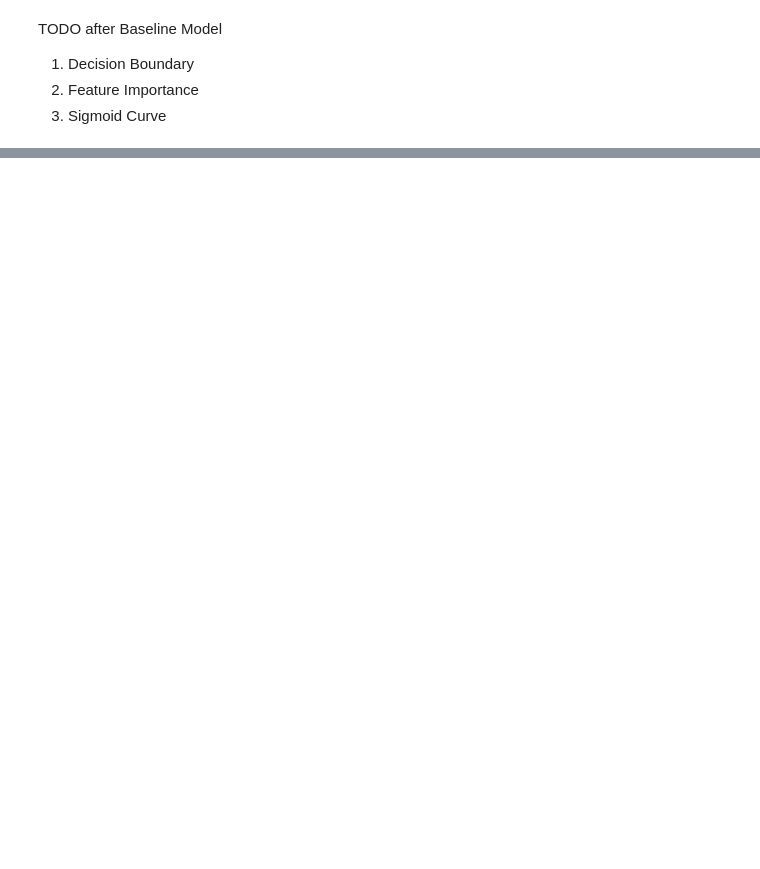
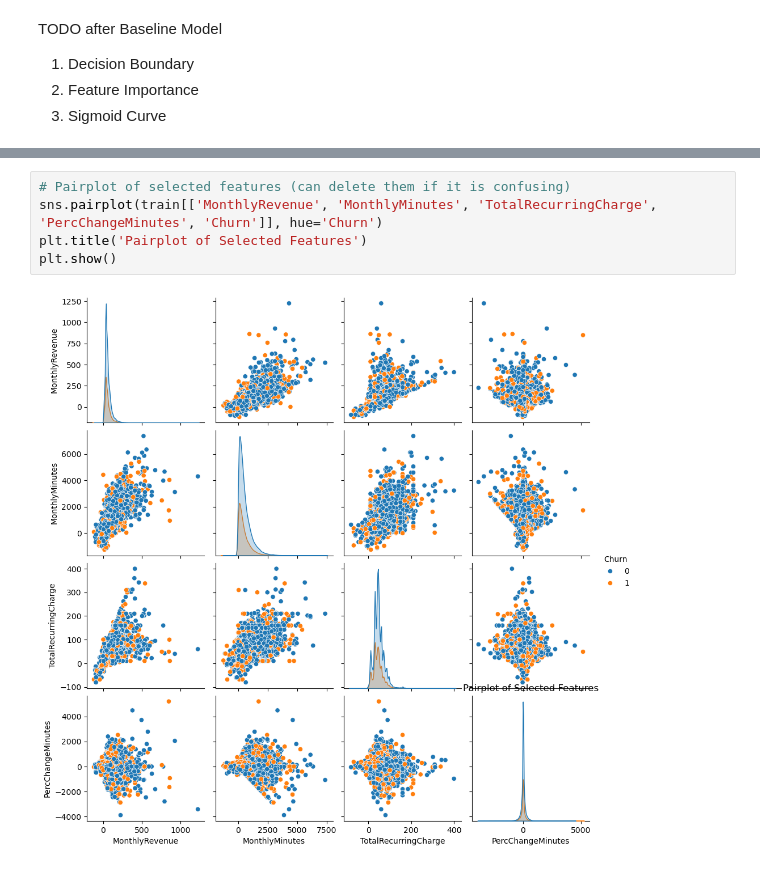
Before and after one commit to kayleeisokay/cs109a_final_project, a Jupyter notebook: MS3.ipynb, the cells around one changed output, grey strips where cells are left out. Drawn from its saved outputs; the diff is of its cells as text; blank space fills up the shorter version.

```diff
--- a/MS3.ipynb
+++ b/MS3.ipynb
@@ -182,0 +244,7 @@ TODO after Baseline Model
+# %%
+# Pairplot of selected features (can delete them if it is confusing)
+sns.pairplot(train[['MonthlyRevenue', 'MonthlyMinutes', 'TotalRecurringCharge', 'PercChangeMinutes', 'Churn']], hue='Churn')
+plt.title('Pairplot of Selected Features')
+plt.show()
+# %% [output]
+[figure, added]
```
Also changed, not shown: parts of 7 cells of this notebook.
